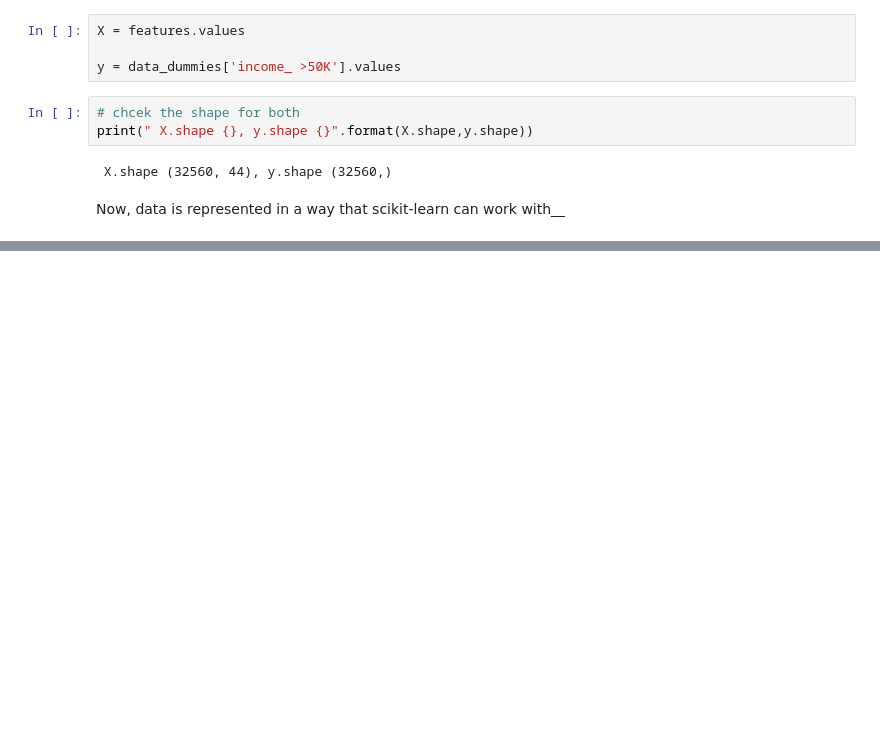
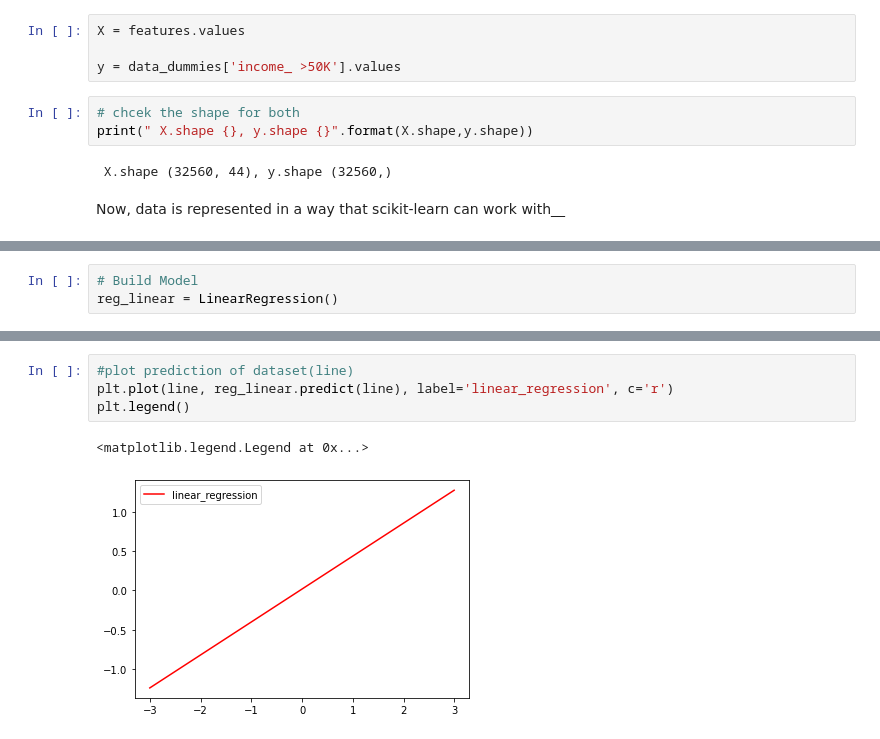
Before and after one commit to Shayankr/Machine_Learning, a Jupyter notebook: Representing_Data_and_Features.ipynb, the cells around one changed output, grey strips where cells are left out. Cells and saved outputs as stored; diff of their text form; blank space fills up the shorter version.

```diff
--- a/Representing_Data_and_Features.ipynb
+++ b/Representing_Data_and_Features.ipynb
@@ -215,0 +441,3 @@ Now, data is represented in a way that scikit-learn can work with__
+# %%
+# Build Model
+reg_linear = LinearRegression()
@@ -215,0 +449,7 @@ Now, data is represented in a way that scikit-learn can work with__
+# %%
+#plot prediction of dataset(line)
+plt.plot(line, reg_linear.predict(line), label='linear_regression', c='r')
+plt.legend()
+# %% [output]
+<matplotlib.legend.Legend at 0x...>
+[figure, added]
```
Also changed, not shown: parts of 91 cells of this notebook.
